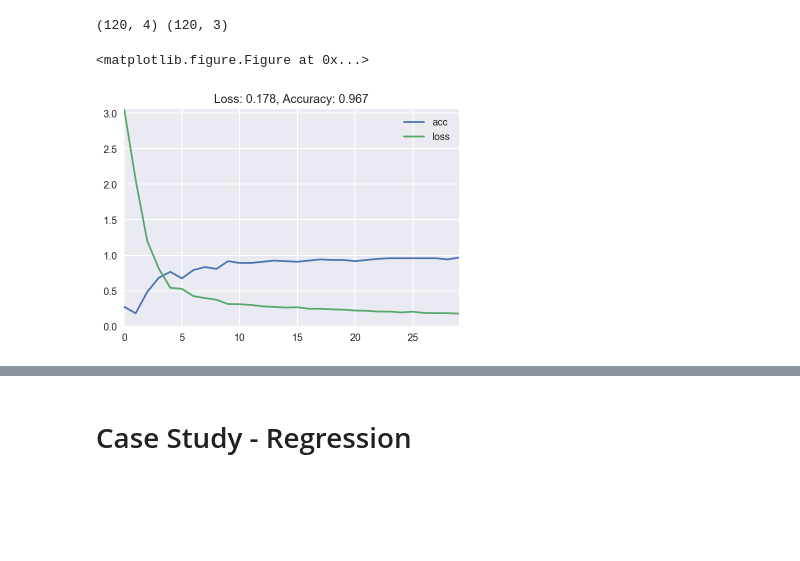
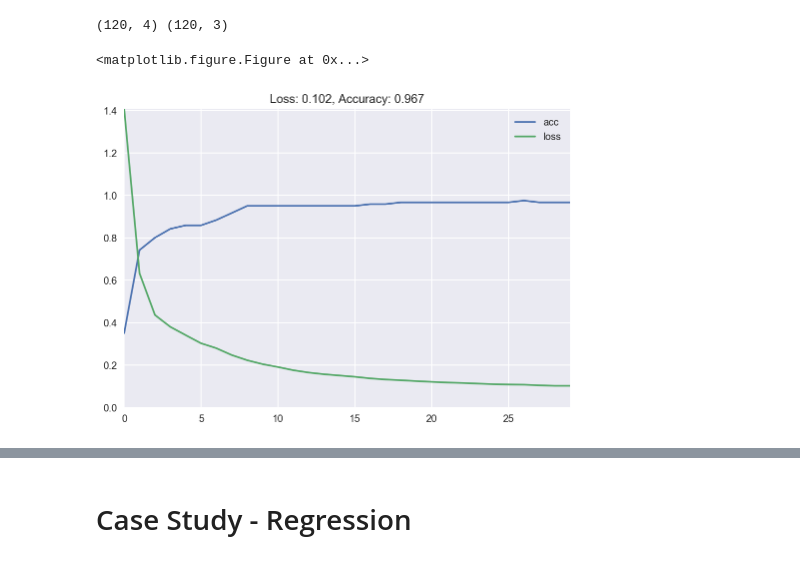
Before and after one commit to ardendertat/Applied-Deep-Learning-with-Keras, a Jupyter notebook: notebooks/Part 2 - Case Studies.ipynb, the cells around one changed output, grey strips where cells are left out. Cells and saved outputs as stored; diff of their text form; code cells hidden in the pictures; blank space fills up the shorter version.

```diff
--- a/notebooks/Part 2 - Case Studies.ipynb
+++ b/notebooks/Part 2 - Case Studies.ipynb
@@ -464,6 +489,8 @@ sns.pairplot(df, hue='label')
 [figure]
 # %%
 X = df.values[:, :-1]
+ss = StandardScaler()
+X = ss.fit_transform(X)
 y = pd.get_dummies(df['label']).values
 print(X.shape, y.shape)
 # %% [output]
@@ -474,13 +501,13 @@ print(X_train.shape, y_train.shape)
 # %% [output]
 (120, 4) (120, 3)
 # %%
-model = Sequential()
-model.add(Dense(3, input_shape=(X.shape[1],), activation='softmax'))
+sr_model = Sequential()
+sr_model.add(Dense(3, input_shape=(X.shape[1],), activation='softmax'))
 
-model.compile(Adam(lr=0.1), loss='categorical_crossentropy', metrics=['accuracy'])
+sr_model.compile(Adam(lr=0.1), loss='categorical_crossentropy', metrics=['accuracy'])
 
-history = model.fit(X_train, y_train, epochs=30, verbose=0)
+history = sr_model.fit(X_train, y_train, epochs=30, verbose=0)
 plot_loss_accuracy(history)
 # %% [output]
 <matplotlib.figure.Figure at 0x...>
-[figure, old version]
+[figure, new version]
```
Also changed, not shown: parts of 41 cells of this notebook, 2 other files.
